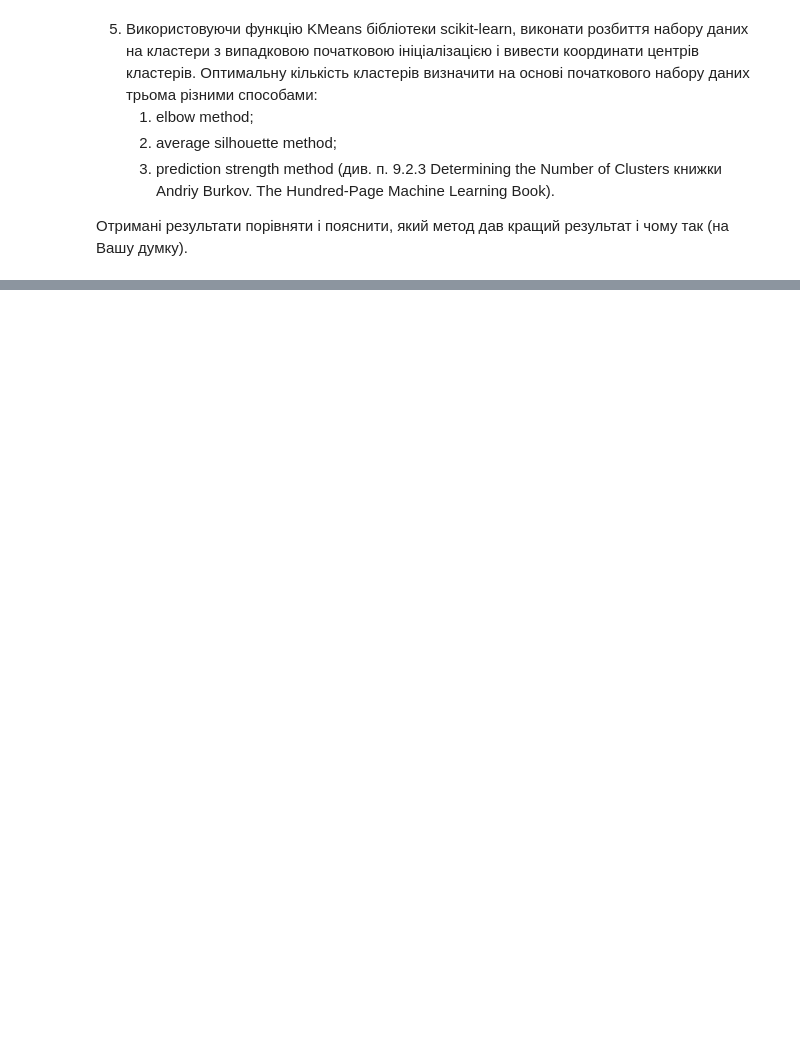
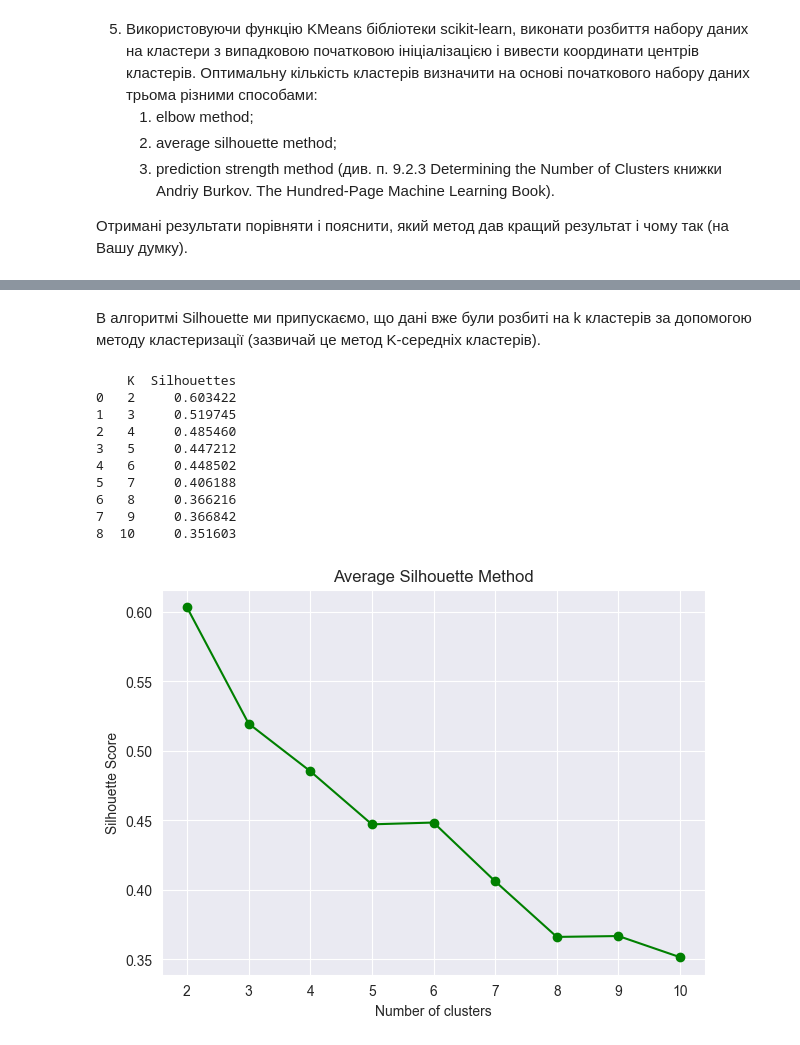
Before and after one commit to ValeriiaBaranivska/ML-2025, a Jupyter notebook: lab-5/ОМН-КМ23-2-Баранівська-ЛР5.ipynb, the cells around one changed output, grey strips where cells are left out. Saved outputs shown, nothing was run; the diff lists cells and outputs as text; code cells hidden in the pictures; blank space fills up the shorter version.

```diff
--- a/lab-5/ОМН-КМ23-2-Баранівська-ЛР5.ipynb
+++ b/lab-5/ОМН-КМ23-2-Баранівська-ЛР5.ipynb
@@ -56,0 +187,30 @@ Book).
+# %% [markdown]
+ В алгоритмі Silhouette ми припускаємо, що дані вже були розбиті на k кластерів за допомогою методу кластеризації (зазвичай це метод K-середніх кластерів).
+# %%
+def average_silhouette_method(data,max_k=10):
+    silhouettes = []
+    K = range(2, max_k+1)
+    for k in K:
+        kmeans = KMeans(n_clusters=k, init='random', n_init=max_k, random_state=42)
+        labels = kmeans.fit_predict(data)
+        score = silhouette_score(data, labels)
+        silhouettes.append(score)
+
+    print_result(K, silhouettes, 'Silhouettes')
+    plot_fig(K, silhouettes, 'Silhouette Score', 'Average Silhouette Method')
+
+    return silhouettes
+# %%
+silhouette_scores = average_silhouette_method(df.values)
+# %% [output]
+    K  Silhouettes
+0   2     0.603422
+1   3     0.519745
+2   4     0.485460
+3   5     0.447212
+4   6     0.448502
+5   7     0.406188
+6   8     0.366216
+7   9     0.366842
+8  10     0.351603
+[figure, added]
```
Also changed, not shown: parts of 20 cells of this notebook, 1 other file.
